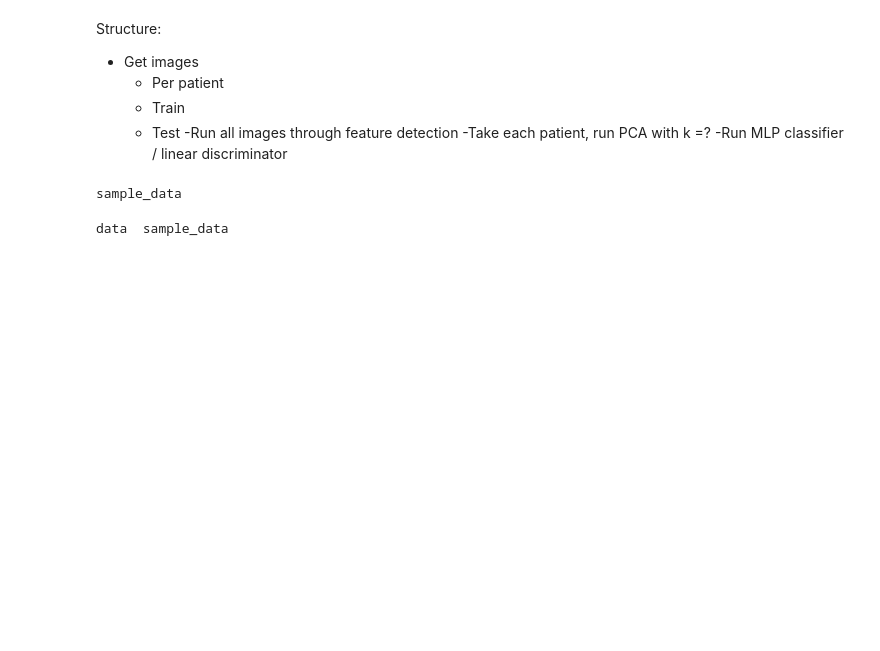
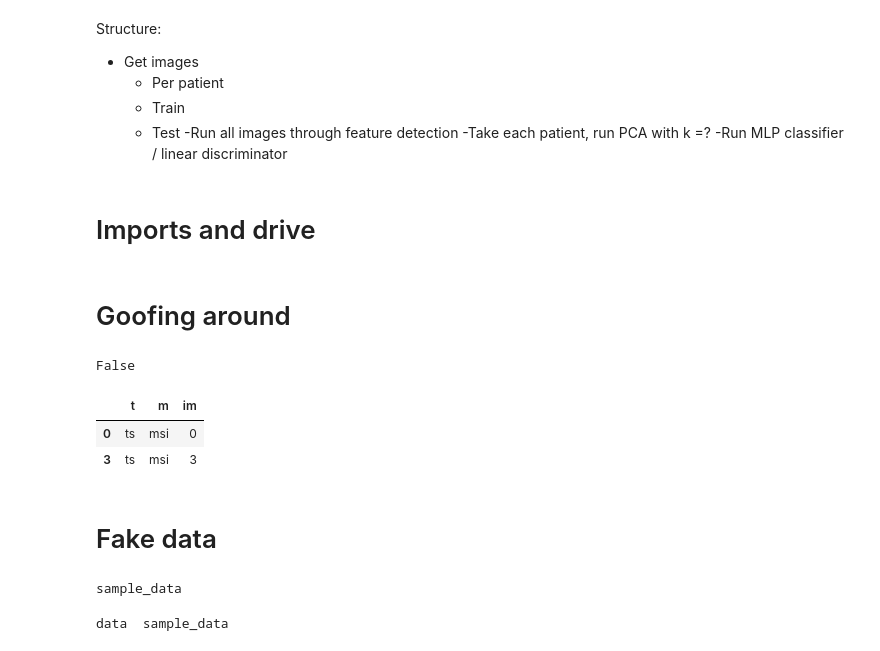
Before and after one commit to mocedon/VISL_project, a Jupyter notebook: Project_jupyter.ipynb, the cells around one changed output. Drawn from its saved outputs; the diff is of its cells as text; code cells hidden in the pictures; blank space fills up the shorter version.

```diff
--- a/Project_jupyter.ipynb
+++ b/Project_jupyter.ipynb
@@ -8,6 +8,8 @@ Structure:
 -Run all images through feature detection
 -Take each patient, run PCA with k =?
 -Run MLP classifier / linear discriminator
+# %% [markdown]
+# Imports and drive
 # %%
 import os
 import numpy as np
@@ -28,3 +45,29 @@ from sklearn.decomposition import PCA, KernelPCA
+# %% [markdown]
+# Goofing around
+# %%
+t = lambda x: x==5
+t(6)
+# %% [output]
+False
+# %%
+d = [{"t":"ts" , "m":"msi", "im":0},
+     {"t":"ts" , "m":"mss", "im":1},
+     {"t":"ts" , "m":"mss", "im":2},
+     {"t":"ts" , "m":"msi", "im":3},
+     {"t":"ts" , "m":"mss", "im":4},
+     {"t":"ts" , "m":"mss", "im":5},
+     {"t":"tr" , "m":"msi", "im":6},
+     {"t":"tr" , "m":"msi", "im":7},
+     {"t":"tr" , "m":"mss", "im":8},
+     {"t":"tr" , "m":"mss", "im":9}]
+p = pd.DataFrame(d)
+p[(p["t"]== 'ts')&(p["m"]=='msi')]
+# %% [output]
+|  | t | m | im |
+| 0 | ts | msi | 0 |
+| 3 | ts | msi | 3 |
+# %% [markdown]
+# Fake data
 # %%
 def fake_data(dir = './data', ptns=12, pchs=10):
   imgs = torch.rand((ptns, pchs,3, 224,224))
```
Also changed, not shown: parts of 15 cells of this notebook.
